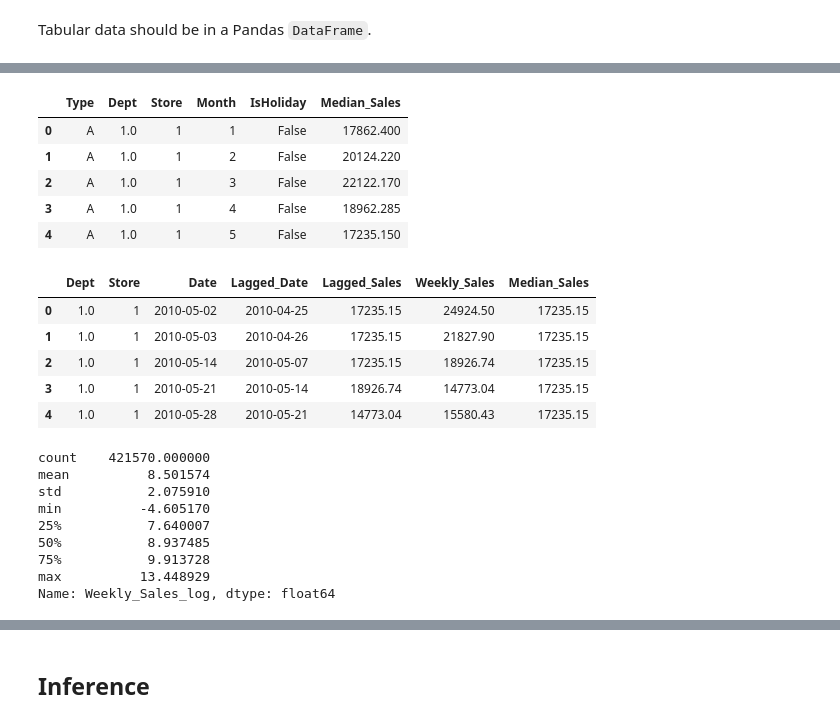
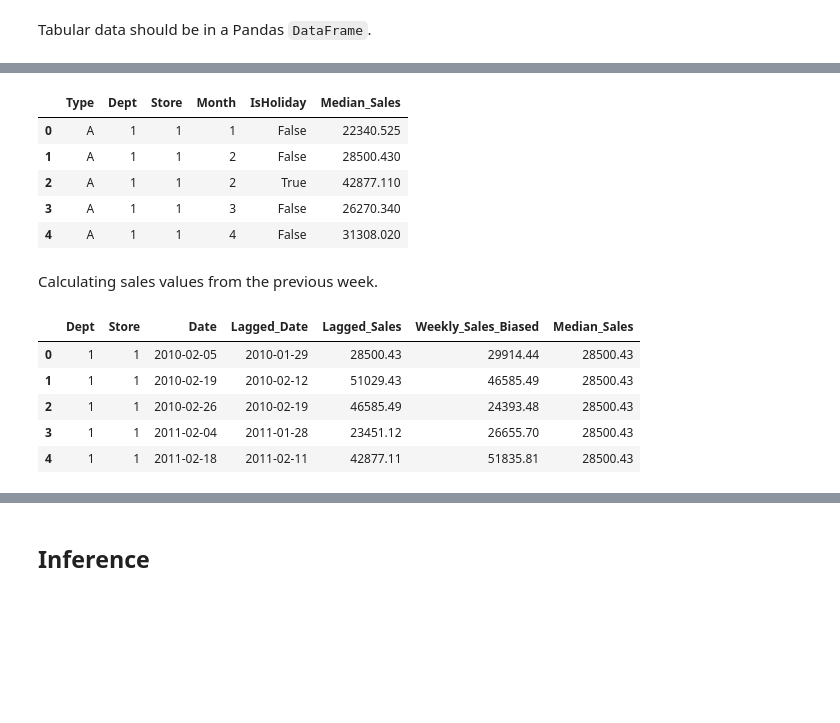
Before and after one commit to jacekfilipczuk/fastai_course-v3, a Jupyter notebook: nbs/My_version_dl1/lesson4-tabular-retail_analytics.ipynb, the cells around one changed output, grey strips where cells are left out. Saved outputs shown, nothing was run; the diff lists cells and outputs as text; code cells hidden in the pictures; blank space fills up the shorter version.

```diff
--- a/nbs/My_version_dl1/lesson4-tabular-retail_analytics.ipynb
+++ b/nbs/My_version_dl1/lesson4-tabular-retail_analytics.ipynb
@@ -60,2 +45,0 @@ df = df.assign(md5_present = df.MarkDown5.notnull())
-# %%
-df.fillna(0,inplace=True)
@@ -61,0 +48,5 @@ df.fillna(0,inplace=True)
+# %%
+target_var = 'Weekly_Sales_Biased'
+min_sales = df['Weekly_Sales'].min()
+df['Weekly_Sales_Biased'] = df['Weekly_Sales']+np.abs(min_sales)+1
+df[target_var].describe()
@@ -63,17 +64,19 @@ df.fillna(0,inplace=True)
 df['Date'] = pd.to_datetime(df['Date'])
 df = add_datepart(df,field_name='Date', drop=False)
 # %%
-medians = pd.DataFrame({'Median_Sales' :df.groupby(by=['Type','Dept','Store','Month','IsHoliday'])['Weekly_Sales'].median()}).reset_index()
+medians = pd.DataFrame({'Median_Sales' :df.groupby(by=['Type','Dept','Store','Month','IsHoliday'])[target_var].median()}).reset_index()
 medians.head()
 # %% [output]
 |  | Type | Dept | Store | Month | IsHoliday | Median_Sales |
-| 0 | A | 1.0 | 1 | 1 | False | 17862.400 |
-| 1 | A | 1.0 | 1 | 2 | False | 20124.220 |
-| 2 | A | 1.0 | 1 | 3 | False | 22122.170 |
-| 3 | A | 1.0 | 1 | 4 | False | 18962.285 |
-| 4 | A | 1.0 | 1 | 5 | False | 17235.150 |
+| 0 | A | 1 | 1 | 1 | False | 22340.525 |
+| 1 | A | 1 | 1 | 2 | False | 28500.430 |
+| 2 | A | 1 | 1 | 2 | True | 42877.110 |
+| 3 | A | 1 | 1 | 3 | False | 26270.340 |
+| 4 | A | 1 | 1 | 4 | False | 31308.020 |
 # %%
 df = df.merge(medians, how = 'outer', on = ['Type','Dept','Store','Month','IsHoliday'])
+# %% [markdown]
+Calculating sales values from the previous week.
 # %%
 df['Lagged_Date'] = df['Date']- timedelta(days=7)
 # %%
@@ -85,7 +88,7 @@ lagged_sales = []
 lagged_available = []
 lagged_date = sorted_df['Lagged_Date'].tolist()
 date = sorted_df['Date'].tolist()
-weekly_sales = sorted_df['Weekly_Sales'].tolist()
+weekly_sales = sorted_df[target_var].tolist()
 median_sales = sorted_df['Median_Sales'].tolist()
 last_date = date[0]
 last_sale = weekly_sales[0]
@@ -104,12 +107,12 @@ sorted_df['Lagged_Available'] = lagged_available
 df = df.merge(sorted_df[['Dept', 'Store','Date','Lagged_Sales','Lagged_Available']], how = 'inner', on = ['Dept', 'Store','Date'])
 # %%
 df['Sales_dif'] = df['Median_Sales'] - df['Lagged_Sales']
-df[['Dept', 'Store','Date','Lagged_Date','Lagged_Sales','Weekly_Sales','Median_Sales']].head()
+df[['Dept', 'Store','Date','Lagged_Date','Lagged_Sales',target_var,'Median_Sales']].head()
 # %% [output]
-|  | Dept | Store | Date | Lagged_Date | Lagged_Sales | Weekly_Sales | Median_Sales |
-| 0 | 1.0 | 1 | 2010-05-02 | 2010-04-25 | 17235.15 | 24924.50 | 17235.15 |
-| 1 | 1.0 | 1 | 2010-05-03 | 2010-04-26 | 17235.15 | 21827.90 | 17235.15 |
-| 2 | 1.0 | 1 | 2010-05-14 | 2010-05-07 | 17235.15 | 18926.74 | 17235.15 |
-| 3 | 1.0 | 1 | 2010-05-21 | 2010-05-14 | 18926.74 | 14773.04 | 17235.15 |
-| 4 | 1.0 | 1 | 2010-05-28 | 2010-05-21 | 14773.04 | 15580.43 | 17235.15 |
+|  | Dept | Store | Date | Lagged_Date | Lagged_Sales | Weekly_Sales_Biased | Median_Sales |
+| 0 | 1 | 1 | 2010-02-05 | 2010-01-29 | 28500.43 | 29914.44 | 28500.43 |
+| 1 | 1 | 1 | 2010-02-19 | 2010-02-12 | 51029.43 | 46585.49 | 28500.43 |
+| 2 | 1 | 1 | 2010-02-26 | 2010-02-19 | 46585.49 | 24393.48 | 28500.43 |
+| 3 | 1 | 1 | 2011-02-04 | 2011-01-28 | 23451.12 | 26655.70 | 28500.43 |
+| 4 | 1 | 1 | 2011-02-18 | 2011-02-11 | 42877.11 | 51835.81 | 28500.43 |
 # %%
@@ -121,19 +124,6 @@ df['Pre_christmas'] = np.where((df['Date']==datetime(2010, 12, 23).date()) |
                                (df['Date']==datetime(2010, 12, 24).date()) |
                                (df['Date']==datetime(2011, 12, 23).date()) |
                                (df['Date']==datetime(2011, 12, 24).date()), 'yes', 'no')
-# %%
-df['Weekly_Sales_log'] = df.Weekly_Sales.apply(lambda x: np.log(np.abs(x)) if x!=0 else 0)
-df.Weekly_Sales_log.describe()
-# %% [output]
-count    421570.000000
-mean          8.501574
-std           2.075910
-min          -4.605170
-25%           7.640007
-50%           8.937485
-75%           9.913728
-max          13.448929
-Name: Weekly_Sales_log, dtype: float64
 # %%
 df.columns
 # %% [output]
```
Also changed, not shown: parts of 25 cells of this notebook, 4 other files.
